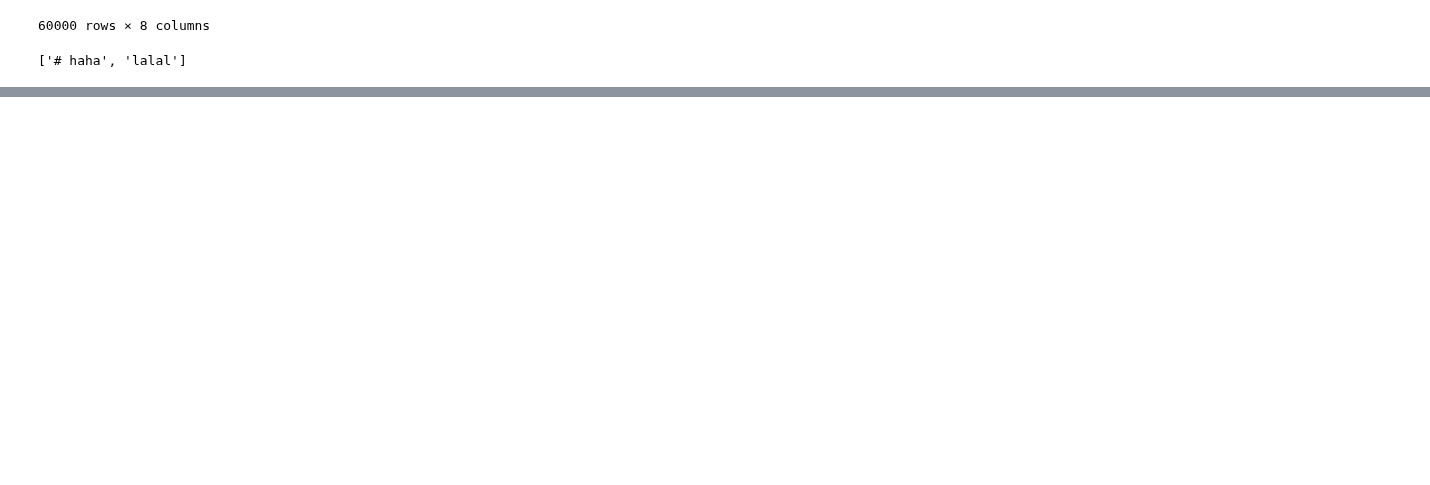
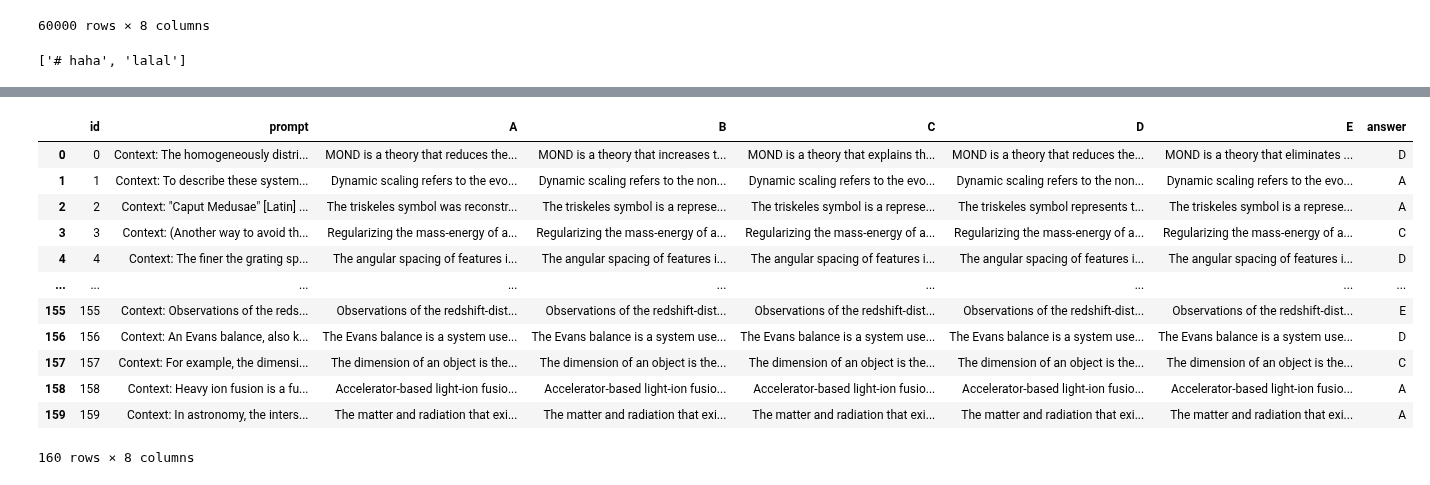
Before and after one commit to viktorcikojevic/kaggle-llm, a Jupyter notebook: notebooks/tmp.ipynb, the cells around one changed output, grey strips where cells are left out. Cells and saved outputs as stored; diff of their text form; code cells hidden in the pictures; blank space fills up the shorter version.

```diff
--- a/notebooks/tmp.ipynb
+++ b/notebooks/tmp.ipynb
@@ -430,0 +642,17 @@ x
+# %%
+df = pd.read_csv("/home/viktor/Documents/kaggle/kaggle_llm/data/wiki-sci-2-w-sentence-context/test_1.csv")
+df
+# %% [output]
+|  | id | prompt | A | B | C | D | E | answer |
+| 0 | 0 | Context: The homogeneously distri... | MOND is a theory that reduces the... | MOND is a theory that increases t... | MOND is a theory that explains th... | MOND is a theory that reduces the... | MOND is a theory that eliminates ... | D |
+| 1 | 1 | Context: To describe these system... | Dynamic scaling refers to the evo... | Dynamic scaling refers to the non... | Dynamic scaling refers to the evo... | Dynamic scaling refers to the non... | Dynamic scaling refers to the evo... | A |
+| 2 | 2 | Context: "Caput Medusae" [Latin] ... | The triskeles symbol was reconstr... | The triskeles symbol is a represe... | The triskeles symbol is a represe... | The triskeles symbol represents t... | The triskeles symbol is a represe... | A |
+| 3 | 3 | Context: (Another way to avoid th... | Regularizing the mass-energy of a... | Regularizing the mass-energy of a... | Regularizing the mass-energy of a... | Regularizing the mass-energy of a... | Regularizing the mass-energy of a... | C |
+| 4 | 4 | Context: The finer the grating sp... | The angular spacing of features i... | The angular spacing of features i... | The angular spacing of features i... | The angular spacing of features i... | The angular spacing of features i... | D |
+| ... | ... | ... | ... | ... | ... | ... | ... | ... |
+| 155 | 155 | Context: Observations of the reds... | Observations of the redshift-dist... | Observations of the redshift-dist... | Observations of the redshift-dist... | Observations of the redshift-dist... | Observations of the redshift-dist... | E |
+| 156 | 156 | Context: An Evans balance, also k... | The Evans balance is a system use... | The Evans balance is a system use... | The Evans balance is a system use... | The Evans balance is a system use... | The Evans balance is a system use... | D |
+| 157 | 157 | Context: For example, the dimensi... | The dimension of an object is the... | The dimension of an object is the... | The dimension of an object is the... | The dimension of an object is the... | The dimension of an object is the... | C |
+| 158 | 158 | Context: Heavy ion fusion is a fu... | Accelerator-based light-ion fusio... | Accelerator-based light-ion fusio... | Accelerator-based light-ion fusio... | Accelerator-based light-ion fusio... | Accelerator-based light-ion fusio... | A |
+| 159 | 159 | Context: In astronomy, the inters... | The matter and radiation that exi... | The matter and radiation that exi... | The matter and radiation that exi... | The matter and radiation that exi... | The matter and radiation that exi... | A |
+160 rows × 8 columns
```
Also changed, not shown: parts of 19 cells of this notebook, 5 other files.
